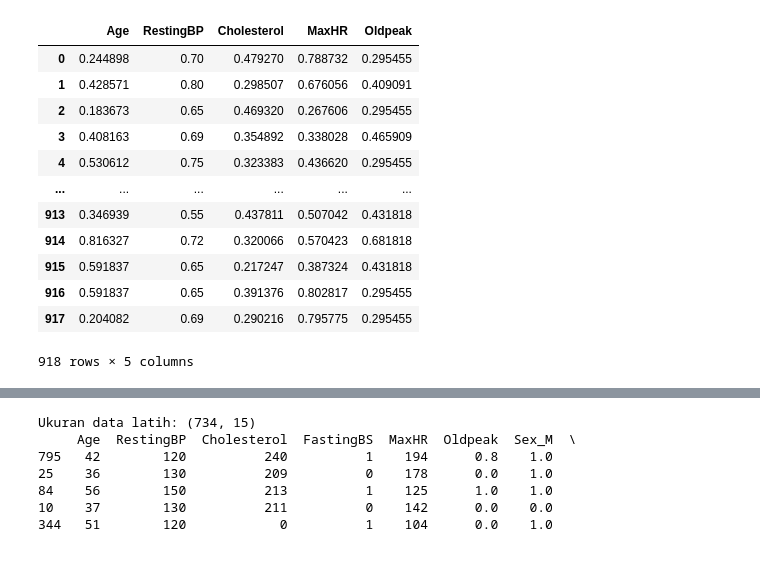
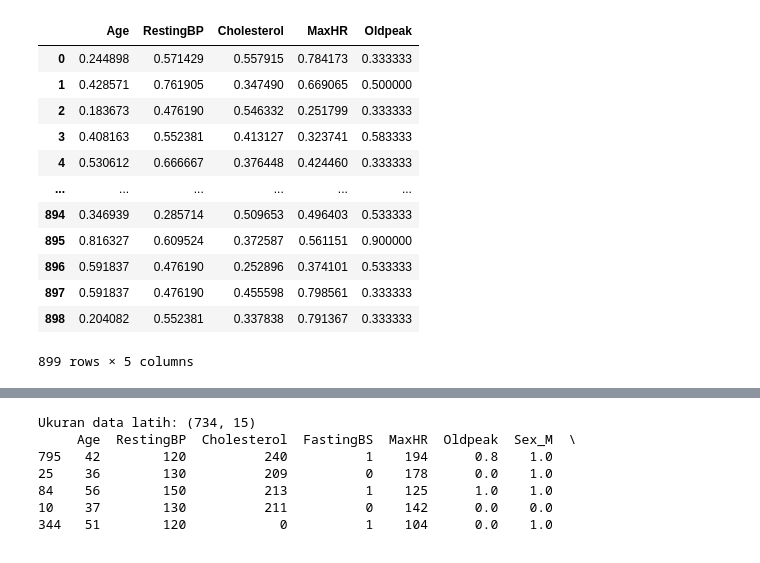
Before and after one commit to ahmadchoms/2025_Kecerdasan_Buatan_TI_1A, a Jupyter notebook: Data-Pre-Processing/tugas_praktikum.ipynb, the cells around one changed output, grey strips where cells are left out. Cells and saved outputs as stored; diff of their text form; code cells hidden in the pictures.

```diff
--- a/Data-Pre-Processing/tugas_praktikum.ipynb
+++ b/Data-Pre-Processing/tugas_praktikum.ipynb
@@ -12,6 +12,6 @@ df = pd.read_csv('../assets/jobsheet-7/heart.csv')
 categorical_cols = ['Sex', 'ChestPainType', 'RestingECG', 'ExerciseAngina', 'ST_Slope']
 encoder = OneHotEncoder(sparse_output=False)
 encoder_df = pd.DataFrame(encoder.fit_transform(df[categorical_cols]), columns=encoder.get_feature_names_out(categorical_cols))
-df_encoded = pd.concat([df, encoder_df], axis=1)
+df_encoded = pd.concat([df.drop(columns=categorical_cols).reset_index(drop=True), encoder_df], axis=1)
 df_encoded
 # %% [output]
@@ -31,7 +31,7 @@ df_encoded
 # %%
 # Data Preparation dengan Outlier Removal
 numerical_cols = ['Age', 'RestingBP', 'Cholesterol', 'MaxHR', 'Oldpeak']
-z_scores = np.abs(stats.zscore(df_encoded[['Age', 'RestingBP', 'Cholesterol', 'FastingBS']]))
+z_scores = np.abs(stats.zscore(df_encoded[numerical_cols]))
 df_clean = df_encoded[(z_scores < 3).all(axis=1)]
 df_clean
 # %% [output]
@@ -51,22 +51,22 @@ df_clean
 # %%
 # Data Preparation dengan Normalization
 minmax = MinMaxScaler()
-df_scaled = pd.DataFrame(minmax.fit_transform(df[numerical_cols]), columns=numerical_cols)
+df_scaled = pd.DataFrame(minmax.fit_transform(df_clean[numerical_cols]), columns=numerical_cols)
 df_scaled
 # %% [output]
 |  | Age | RestingBP | Cholesterol | MaxHR | Oldpeak |
-| 0 | 0.244898 | 0.70 | 0.479270 | 0.788732 | 0.295455 |
-| 1 | 0.428571 | 0.80 | 0.298507 | 0.676056 | 0.409091 |
-| 2 | 0.183673 | 0.65 | 0.469320 | 0.267606 | 0.295455 |
-| 3 | 0.408163 | 0.69 | 0.354892 | 0.338028 | 0.465909 |
-| 4 | 0.530612 | 0.75 | 0.323383 | 0.436620 | 0.295455 |
+| 0 | 0.244898 | 0.571429 | 0.557915 | 0.784173 | 0.333333 |
+| 1 | 0.428571 | 0.761905 | 0.347490 | 0.669065 | 0.500000 |
+| 2 | 0.183673 | 0.476190 | 0.546332 | 0.251799 | 0.333333 |
+| 3 | 0.408163 | 0.552381 | 0.413127 | 0.323741 | 0.583333 |
+| 4 | 0.530612 | 0.666667 | 0.376448 | 0.424460 | 0.333333 |
 | ... | ... | ... | ... | ... | ... |
-| 913 | 0.346939 | 0.55 | 0.437811 | 0.507042 | 0.431818 |
-| 914 | 0.816327 | 0.72 | 0.320066 | 0.570423 | 0.681818 |
-| 915 | 0.591837 | 0.65 | 0.217247 | 0.387324 | 0.431818 |
-| 916 | 0.591837 | 0.65 | 0.391376 | 0.802817 | 0.295455 |
-| 917 | 0.204082 | 0.69 | 0.290216 | 0.795775 | 0.295455 |
+| 894 | 0.346939 | 0.285714 | 0.509653 | 0.496403 | 0.533333 |
+| 895 | 0.816327 | 0.609524 | 0.372587 | 0.561151 | 0.900000 |
+| 896 | 0.591837 | 0.476190 | 0.252896 | 0.374101 | 0.533333 |
+| 897 | 0.591837 | 0.476190 | 0.455598 | 0.798561 | 0.333333 |
+| 898 | 0.204082 | 0.552381 | 0.337838 | 0.791367 | 0.333333 |
-918 rows × 5 columns
+899 rows × 5 columns
 # %%
 # Data Preparation dengan Standarization
 standard = StandardScaler()
```
Also changed, not shown: parts of 4 cells of this notebook.
